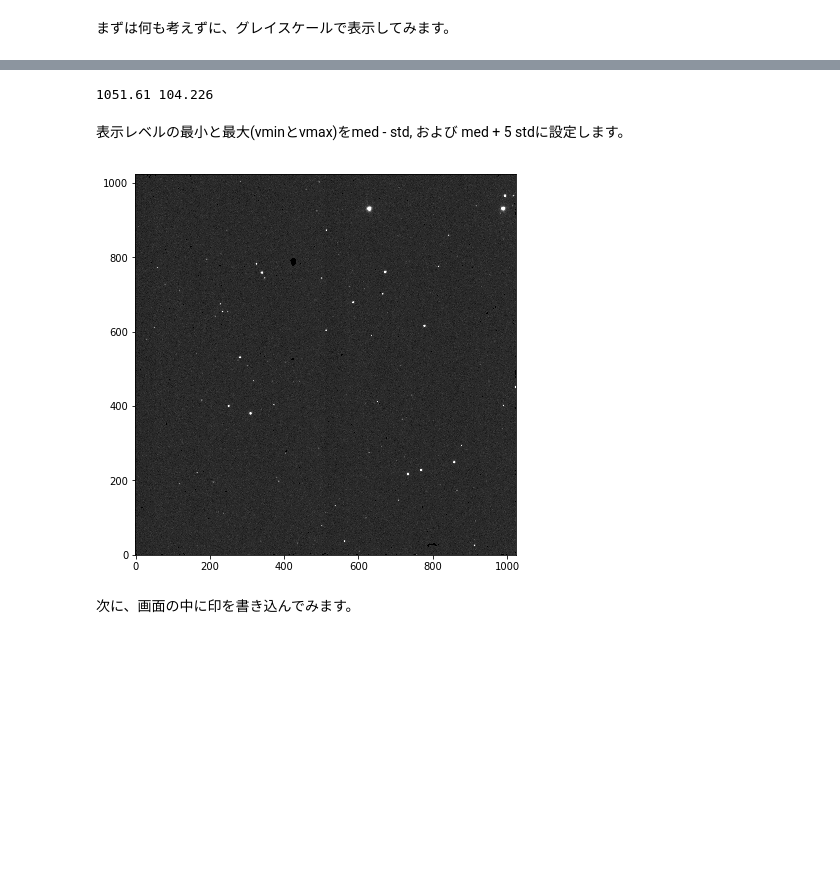
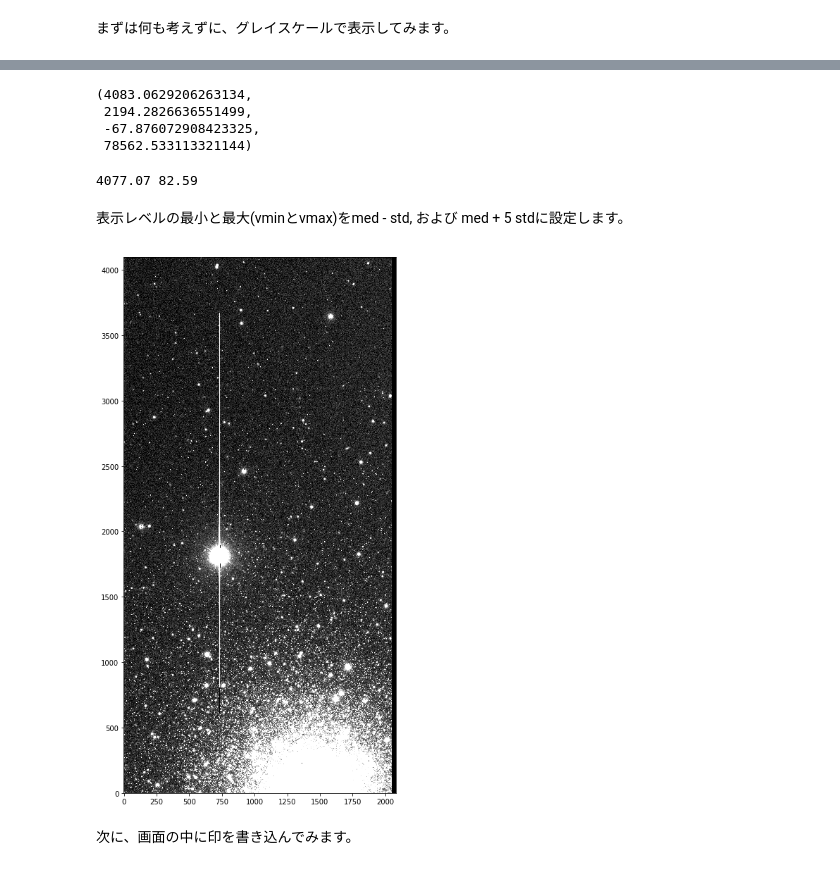
Before and after one commit to yas-nakajima/adc2017python, a Jupyter notebook: course4_matplotlib.ipynb, the cells around one changed output, grey strips where cells are left out. Cells and saved outputs as stored; diff of their text form; code cells hidden in the pictures; blank space fills up the shorter version.

```diff
--- a/course4_matplotlib.ipynb
+++ b/course4_matplotlib.ipynb
@@ -98,5 +98,5 @@ import pyfits
 # %%
-img = pyfits.getdata('./010604.ffiles/hf0002.fits')
+img = fits.getdata('if0845.fits')
 # %% [markdown]
 まずは何も考えずに、グレイスケールで表示してみます。
 # %%
@@ -113,17 +114,29 @@ http://matplotlib.org/examples/color/colormaps_reference.html
+# %%
+subimg = img[:, :2045]
+np.median(subimg), np.std(subimg), np.min(subimg), np.max(subimg)
+# %% [output]
+(4083.0629206263134,
+ 2194.2826636551499,
+ -67.876072908423325,
+ 78562.533113321144)
 # %%
-xx = np.where(img > 0)
-med = np.median(img[xx])
-std = np.std(img[xx])
-print (med, std)
+xx = np.where((subimg > 3000) & (subimg < 5000))
+med = np.median(subimg[xx])
+std = np.std(subimg[xx])
+
+xx = np.where((subimg > med - 3 * std) & (subimg < med + 3 * std))
+med = np.median(subimg[xx])
+std = np.std(subimg[xx])
+print ('{:.2f} {:.2f}'.format(med, std))
 # %% [output]
-1051.61 104.226
+4077.07 82.59
 # %% [markdown]
 表示レベルの最小と最大(vminとvmax)をmed - std, および med + 5 stdに設定します。
 # %%
-plt.figure(figsize=(7, 7))
+plt.figure(figsize=(7, 14))
 plt.imshow(img, plt.cm.gray, vmin=med - std, vmax = med + 5 * std, origin='lower', interpolation='none')
 plt.show()
 # %% [output]
-[figure, old version]
+[figure, new version]
 # %% [markdown]
 次に、画面の中に印を書き込んでみます。
```
Also changed, not shown: parts of 19 cells of this notebook.
